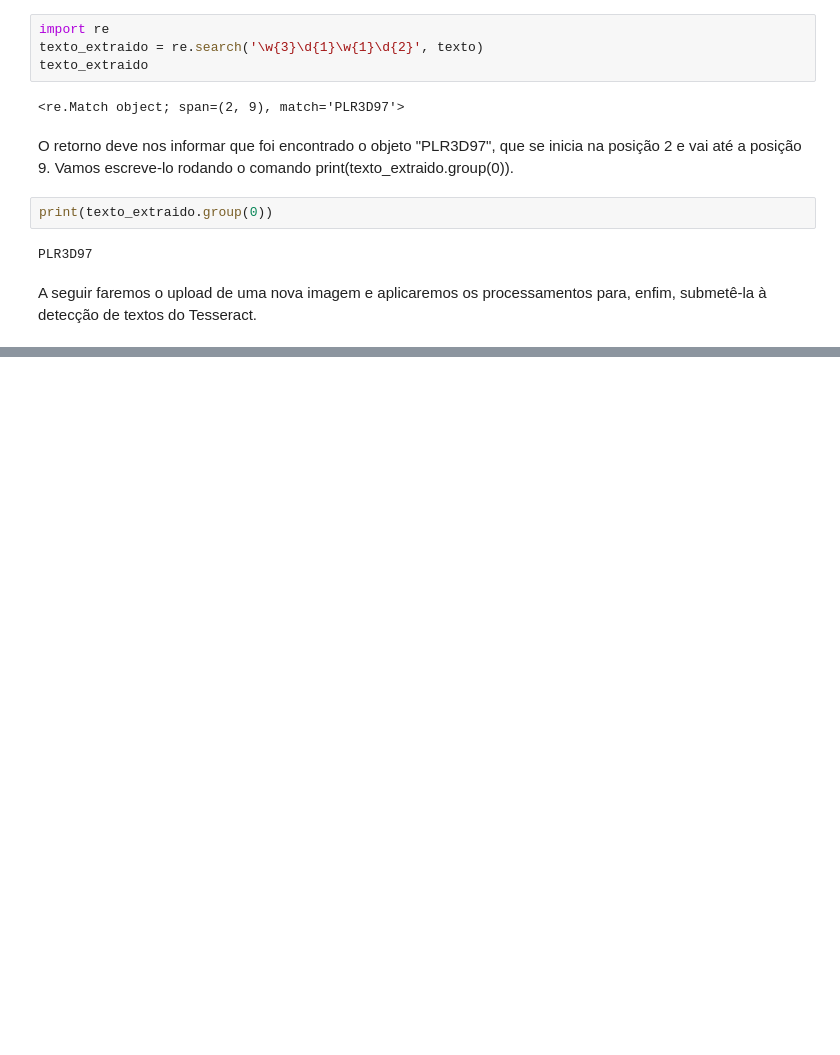
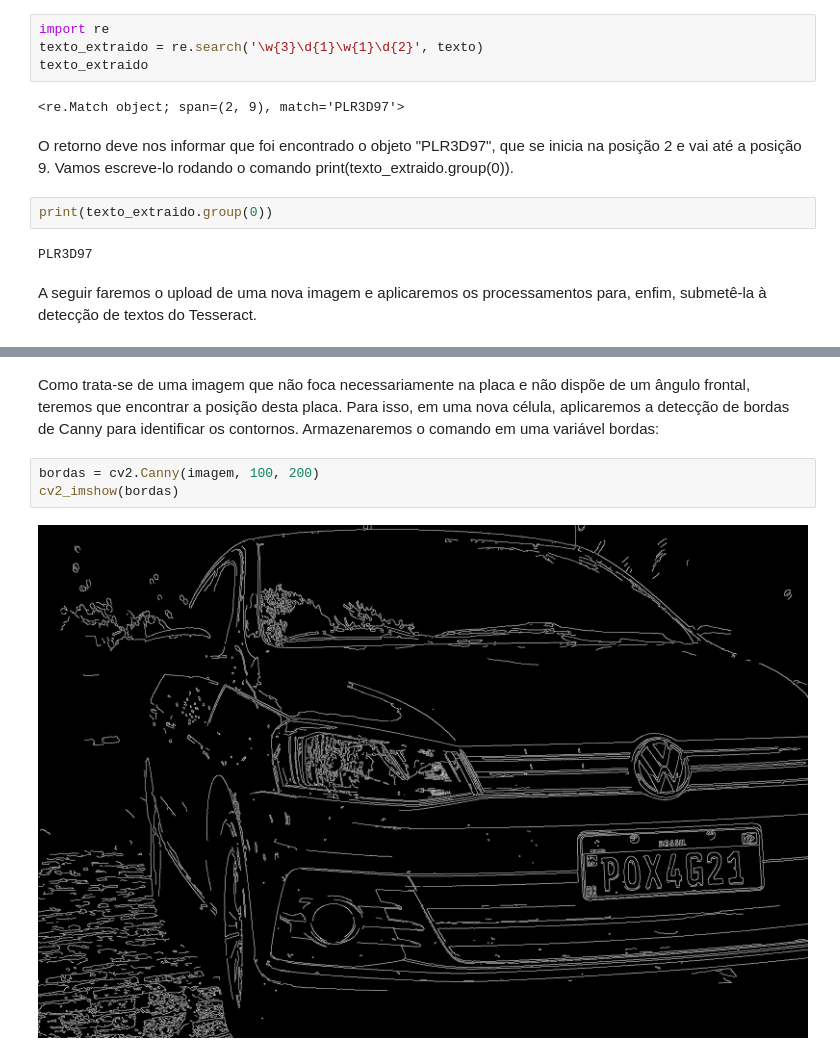
Before and after one commit to arianepolitano/estudo-IA, a Jupyter notebook: Reconhecimento_placas_carro.ipynb, the cells around one changed output, grey strips where cells are left out. Drawn from its saved outputs; the diff is of its cells as text; blank space fills up the shorter version.

```diff
--- a/Reconhecimento_placas_carro.ipynb
+++ b/Reconhecimento_placas_carro.ipynb
@@ -457,0 +468,7 @@ A seguir faremos o upload de uma nova imagem e aplicaremos os processamentos par
+# %% [markdown]
+Como trata-se de uma imagem que não foca necessariamente na placa e não dispõe de um ângulo frontal, teremos que encontrar a posição desta placa. Para isso, em uma nova célula, aplicaremos a detecção de bordas de Canny para identificar os contornos. Armazenaremos o comando em uma variável bordas:
+# %%
+bordas = cv2.Canny(imagem, 100, 200)
+cv2_imshow(bordas)
+# %% [output]
+[figure, added]
```
Also changed, not shown: parts of 19 cells of this notebook.
